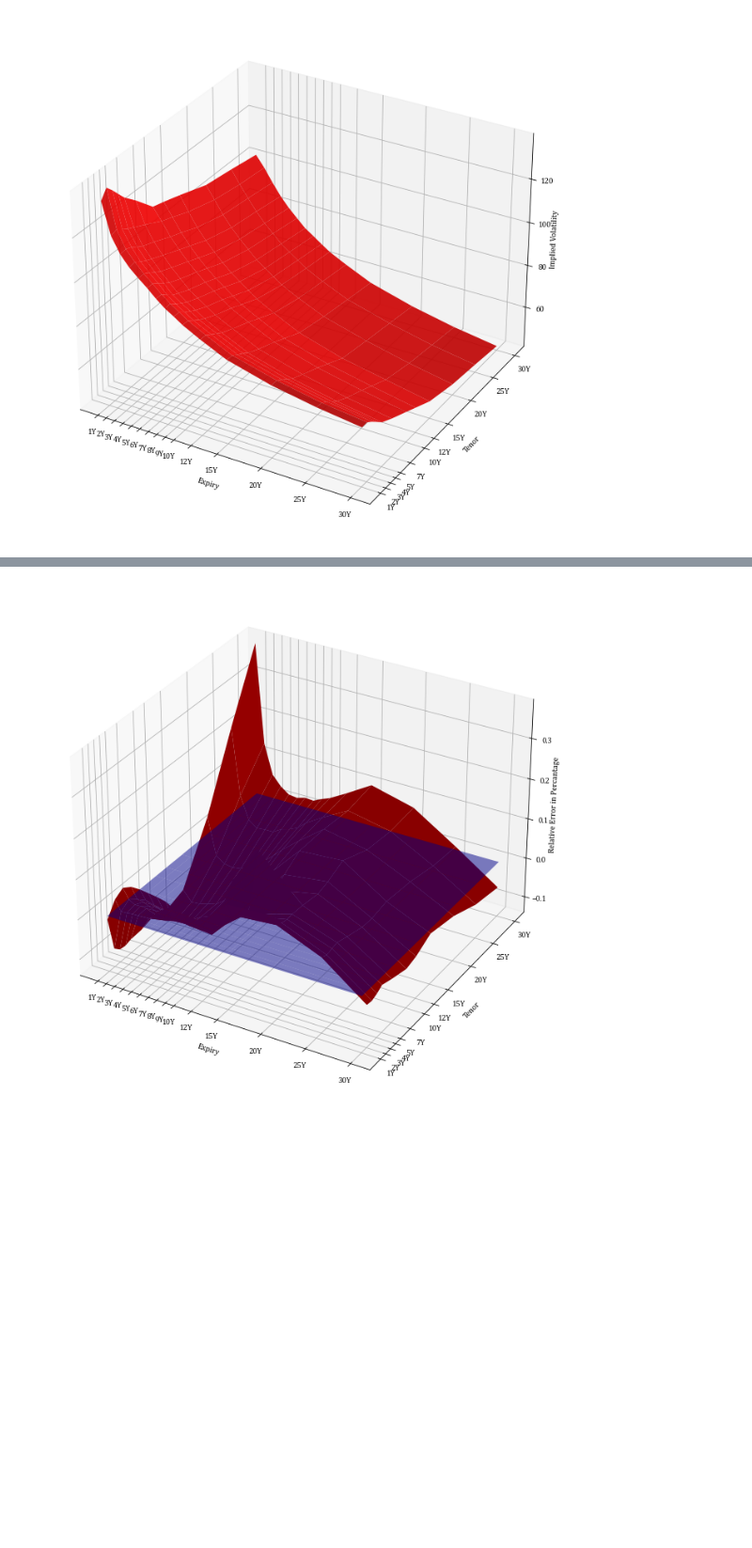
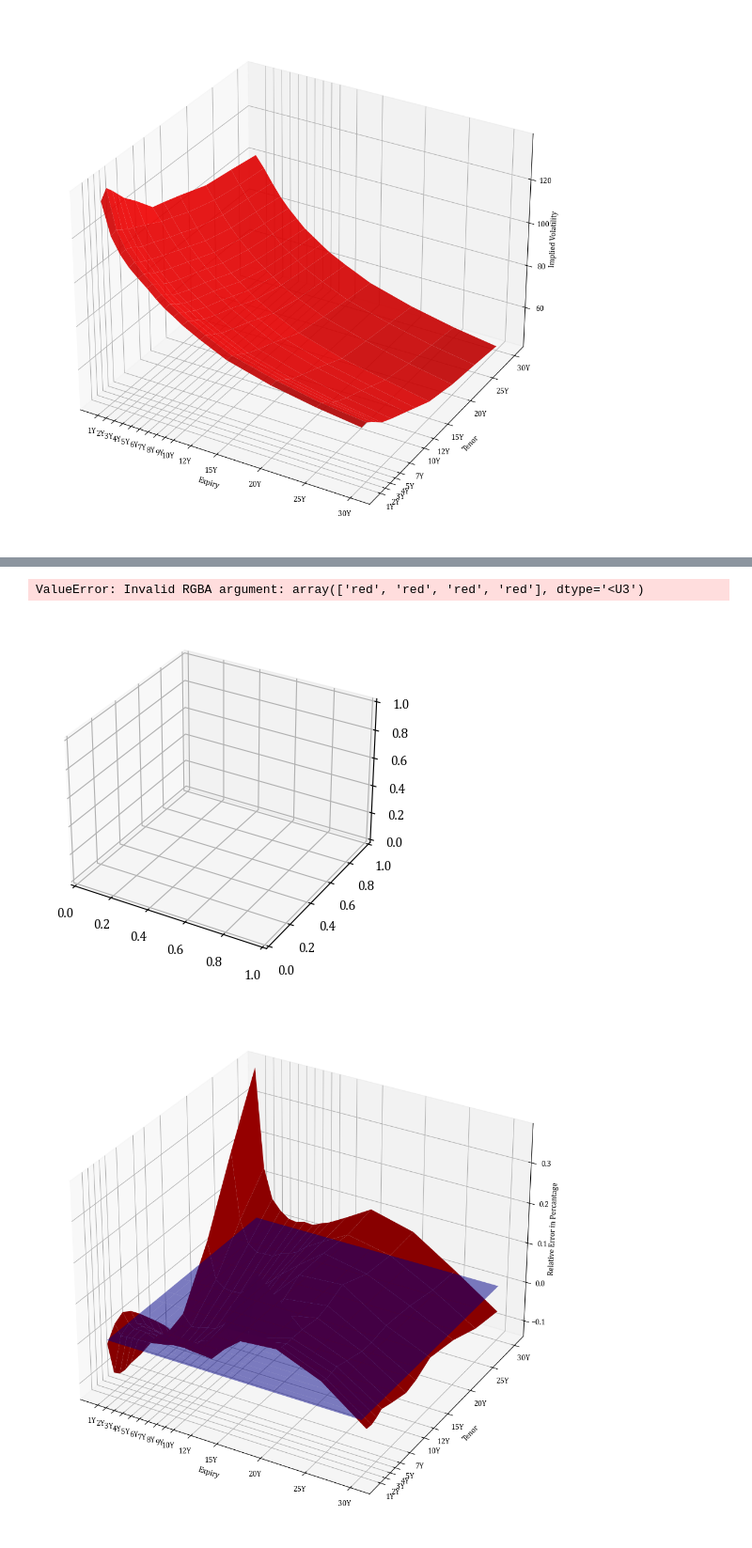
Before and after one commit to Eskild-afk/MasterThesis, a Jupyter notebook: quikMaths.ipynb, the cells around one changed output, grey strips where cells are left out. Shown at 94% size. Drawn from its saved outputs; the diff is of its cells as text; code cells hidden in the pictures; blank space fills up the shorter version.

Commit message:
Calibration Errors

```diff
--- a/quikMaths.ipynb
+++ b/quikMaths.ipynb
@@ -213,3 +242,28 @@ Eval: 26, x=(0.08670264780833303, 0.013928489964789946), func: 0.927261600768288
+# %%
+fig = plt.figure()
+ax = fig.add_subplot(projection='3d')
+xpos,ypos = np.meshgrid(np.arange(12)+1, np.arange(15)+1)
+xpos = xpos.ravel()
+ypos = ypos.ravel()
+zpos = 0
+
+dx = dy = 0.8*np.ones_like(zpos)
+dz = np.abs(fittedHW.values).ravel()
+#newstuff
+cmap = plt.cm.rainbow(plt.Normalize(0,0.4)(dz))
+
+#ax.invert_xaxis()
+#ax.invert_yaxis()
+#ax.view_init(30, 225)
+ax.bar3d(xpos, ypos, zpos, dx, dy, dz, color=cmap, alpha = 1, edgecolor = 'black')
+
+ax.set_xticks([1.75, 4.75, 7.75, 10.75, 12.75])
+ax.set_xticklabels([1, 4, 10, 20, 30])
+ax.set_yticks([1.75, 4.75, 7.75, 10.75, 13.75, 15.75])
+ax.set_yticklabels([1, 4, 7, 10, 20, 30])
+# %% [output]
+ValueError: Invalid RGBA argument: array(['red', 'red', 'red', 'red'], dtype='<U3')
+[figure, added]
 # %%
 rev=0.08670264780833303#result.x[0]
 vol=0.013928489964789946#result.x[1]
```
Also changed, not shown: parts of 7 cells of this notebook, 1 other file.
